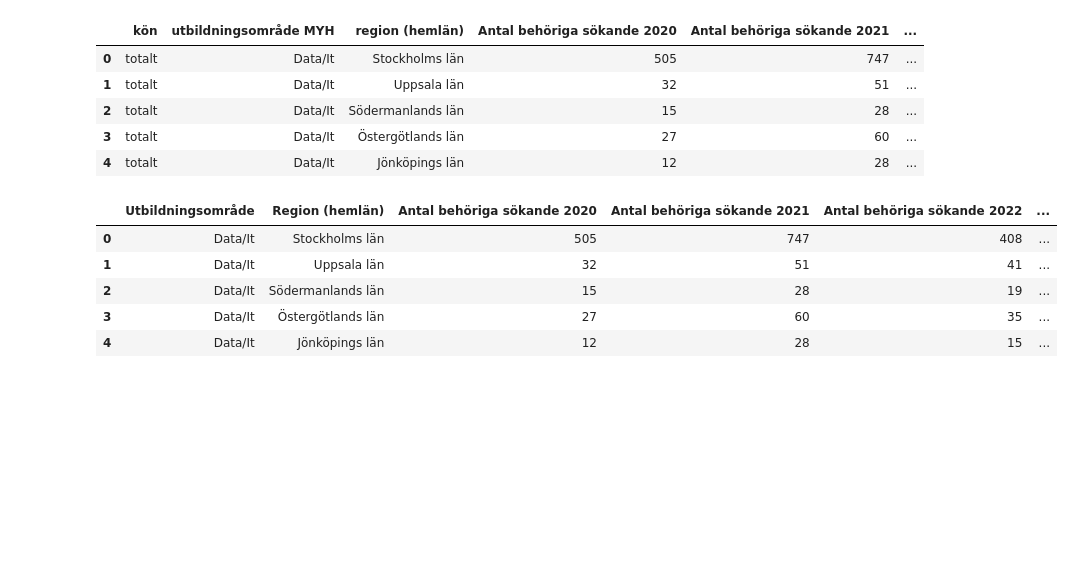
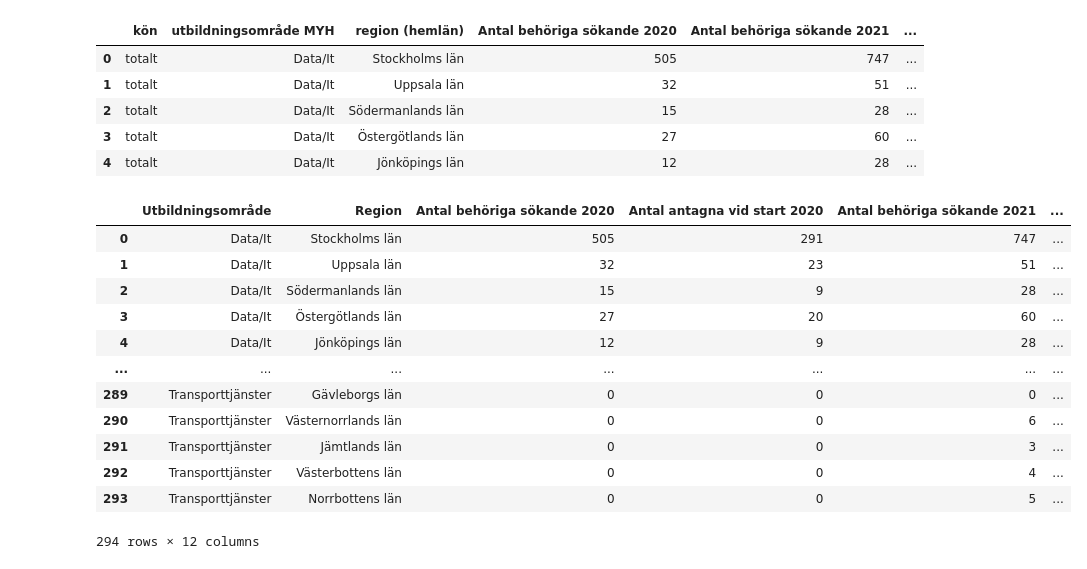
Before and after one commit to AlejandroHiroshima/Data_visualisation_grupp8, a Jupyter notebook: Story_telling/efrem_story_telling.ipynb, the cells around one changed output. Saved outputs shown, nothing was run; the diff lists cells and outputs as text; code cells hidden in the pictures; blank space fills up the shorter version.

Commit message:
fixing setup and final data transformation

```diff
--- a/Story_telling/efrem_story_telling.ipynb
+++ b/Story_telling/efrem_story_telling.ipynb
@@ -22,28 +22,48 @@ df_sökande.head()
 | 3 | totalt | Data/It | Östergötlands län | 27 | 60 | ... |
 | 4 | totalt | Data/It | Jönköpings län | 12 | 28 | ... |
 # %%
-# Ta bort kolumnen "kön"
+# 1. Ta bort kolumnen "kön"
 df_transformed = df_sökande.drop(columns=["kön"])
 
+# 2. Rensa innehållet i kolumnen "utbildningsområde MYH"
 df_transformed["utbildningsområde MYH"] = df_transformed["utbildningsområde MYH"].str.replace("MYH", "", regex=False).str.strip()
 
-# Rensa alla kolumnnamn från överflödiga mellanslag i början/slutet
+# 3. Rensa alla kolumnnamn från överflödiga mellanslag i början/slutet
 df_transformed.columns = df_transformed.columns.str.strip()
 
-
-# Ta bort "MYH" från kolumnen "utbildningsområde MYH"
-df_transformed.columns = [col.replace("MYH", "").strip() for col in df_transformed.columns]
+# 4. Ta bort "MYH" och "(hemlän)" från kolumnnamn + stor bokstav i början
+df_transformed.columns = [
+    col.replace("MYH", "").replace("(hemlän)", "").strip() for col in df_transformed.columns
+]
 df_transformed.columns = [col[:1].upper() + col[1:] for col in df_transformed.columns]
 
 
-df_transformed.head()
+# 5. Definiera bas- och årskolumner i önskad ordning
+base_columns = ['Utbildningsområde', 'Region']
+ordered_columns = base_columns.copy()
+
+for year in range(2020, 2025):
+    ordered_columns.append(f'Antal behöriga sökande {year}')
+    ordered_columns.append(f'Antal antagna vid start {year}')
+
+# 6. Skapa slutlig transformerad DataFrame
+data_final_evolution = df_transformed[ordered_columns]
+
+data_final_evolution
 # %% [output]
-|  | Utbildningsområde | Region (hemlän) | Antal behöriga sökande 2020 | Antal behöriga sökande 2021 | Antal behöriga sökande 2022 | ... |
-| 0 | Data/It | Stockholms län | 505 | 747 | 408 | ... |
-| 1 | Data/It | Uppsala län | 32 | 51 | 41 | ... |
-| 2 | Data/It | Södermanlands län | 15 | 28 | 19 | ... |
-| 3 | Data/It | Östergötlands län | 27 | 60 | 35 | ... |
-| 4 | Data/It | Jönköpings län | 12 | 28 | 15 | ... |
+|  | Utbildningsområde | Region | Antal behöriga sökande 2020 | Antal antagna vid start 2020 | Antal behöriga sökande 2021 | ... |
+| 0 | Data/It | Stockholms län | 505 | 291 | 747 | ... |
+| 1 | Data/It | Uppsala län | 32 | 23 | 51 | ... |
+| 2 | Data/It | Södermanlands län | 15 | 9 | 28 | ... |
+| 3 | Data/It | Östergötlands län | 27 | 20 | 60 | ... |
+| 4 | Data/It | Jönköpings län | 12 | 9 | 28 | ... |
+| ... | ... | ... | ... | ... | ... | ... |
+| 289 | Transporttjänster | Gävleborgs län | 0 | 0 | 0 | ... |
+| 290 | Transporttjänster | Västernorrlands län | 0 | 0 | 6 | ... |
+| 291 | Transporttjänster | Jämtlands län | 0 | 0 | 3 | ... |
+| 292 | Transporttjänster | Västerbottens län | 0 | 0 | 4 | ... |
+| 293 | Transporttjänster | Norrbottens län | 0 | 0 | 5 | ... |
+294 rows × 12 columns
 # %%
 df_top_omraden = db.query(
     """
```
Also changed, not shown: parts of 1 cell of this notebook, 1 other file.
